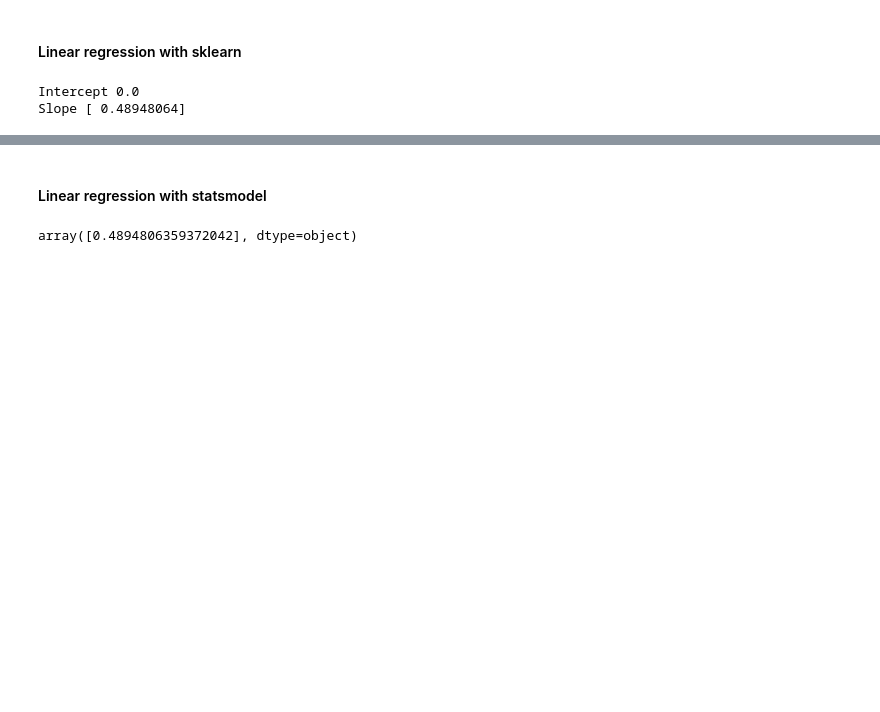
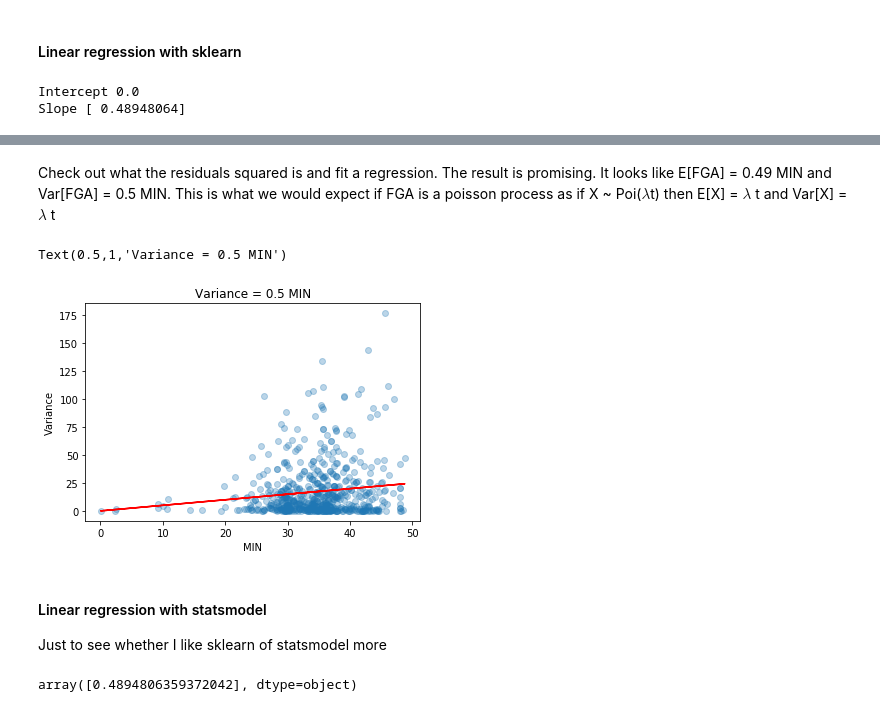
Before and after one commit to johnny-wong/nba_stats, a Jupyter notebook: Notebooks/Analysis - FGA per game.ipynb, the cells around one changed output, grey strips where cells are left out. Drawn from its saved outputs; the diff is of its cells as text; code cells hidden in the pictures; blank space fills up the shorter version.

Commit message:
Show FGA is Poisson process

```diff
--- a/Notebooks/Analysis - FGA per game.ipynb
+++ b/Notebooks/Analysis - FGA per game.ipynb
@@ -105,5 +123,21 @@ Slope [ 0.48948064]
+# %% [markdown]
+Check out what the residuals squared is and fit a regression. The result is promising. It looks like E[FGA] = 0.49 MIN and Var[FGA] = 0.5 MIN. This is what we would expect if FGA is a poisson process as if X ~ Poi($\lambda$t) then E[X] = $\lambda$ t and Var[X] = $\lambda$ t
+# %%
+residuals_sq = residuals ** 2
+
+lm_res_sq = sklearn.linear_model.LinearRegression(fit_intercept=False)
+lm_res_sq.fit(X, residuals_sq)
+plt.scatter(X, residuals_sq, alpha=0.3)
+plt.plot(X, lm_res_sq.predict(X), c='red')
+plt.xlabel('MIN')
+plt.ylabel('Variance')
+plt.title('Variance = {} MIN'.format(round(lm_res_sq.coef_[0], 2)))
+# %% [output]
+Text(0.5,1,'Variance = 0.5 MIN')
+[figure, added]
 # %% [markdown]
 #### Linear regression with statsmodel
+Just to see whether I like sklearn of statsmodel more
 # %%
 import statsmodels.api as sm
 
```
Also changed, not shown: parts of 6 cells of this notebook.
